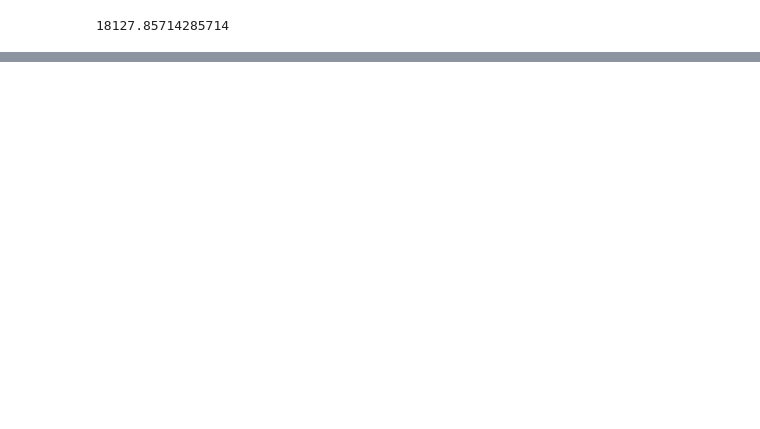
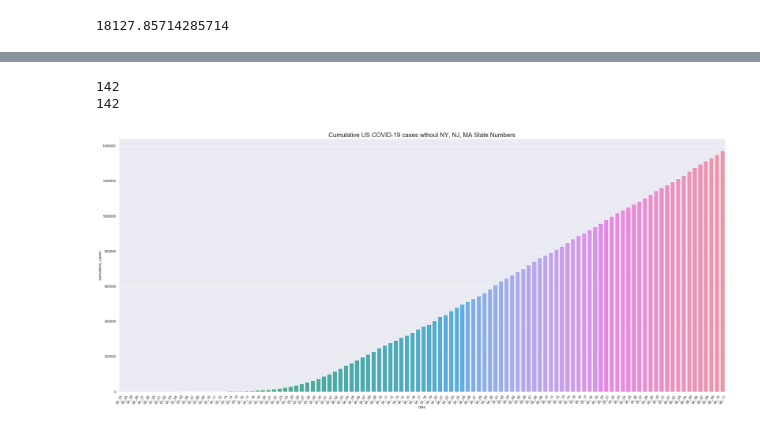
Before and after one commit to Sara1583/COVID-19-in-US, a Jupyter notebook: US COVID 19 without NY.ipynb, the cells around one changed output, grey strips where cells are left out. Saved outputs shown, nothing was run; the diff lists cells and outputs as text; code cells hidden in the pictures; blank space fills up the shorter version.

```diff
--- a/US COVID 19 without NY.ipynb
+++ b/US COVID 19 without NY.ipynb
@@ -233,0 +307,21 @@ Name: daily_new_cases, dtype: float64
+# %%
+print(len(cumulative_cases2))
+print(len(date2))
+# %% [output]
+142
+142
+# %%
+US_cases_minus_NY_NJ_MA = pd.DataFrame(list(zip(date2, cumulative_cases2)))
+US_cases_minus_NY_NJ_MA.columns = ['date', 'cumulative_cases']
+US_cases_minus_NY_NJ_MA['daily_new_cases'] = US_cases_minus_NY_NJ_MA['cumulative_cases'].diff(1)
+US_cases_minus_NY_NJ_MA['new_reports_rolling_7'] = US_cases_minus_NY_NJ_MA['daily_new_cases'].rolling(window=7).mean()
+# %%
+plt.figure(figsize=(35, 15))
+US_cumulative_plot_no_NY_NJ_MA = sns.barplot(x='date', y='cumulative_cases', data=US_cases_minus_NY_NJ_MA)
+plt.xticks(rotation=60)
+plt.xlim(32)
+plt.title('Cumulative US COVID-19 cases wthout NY, NJ, MA State Numbers', size=20)
+#plt.savefig('Cumulative US COVID-19 cases wthout NY or NJState Numbers')
+plt.show()
+# %% [output]
+[figure, added]
```
Also changed, not shown: parts of 17 cells of this notebook.
